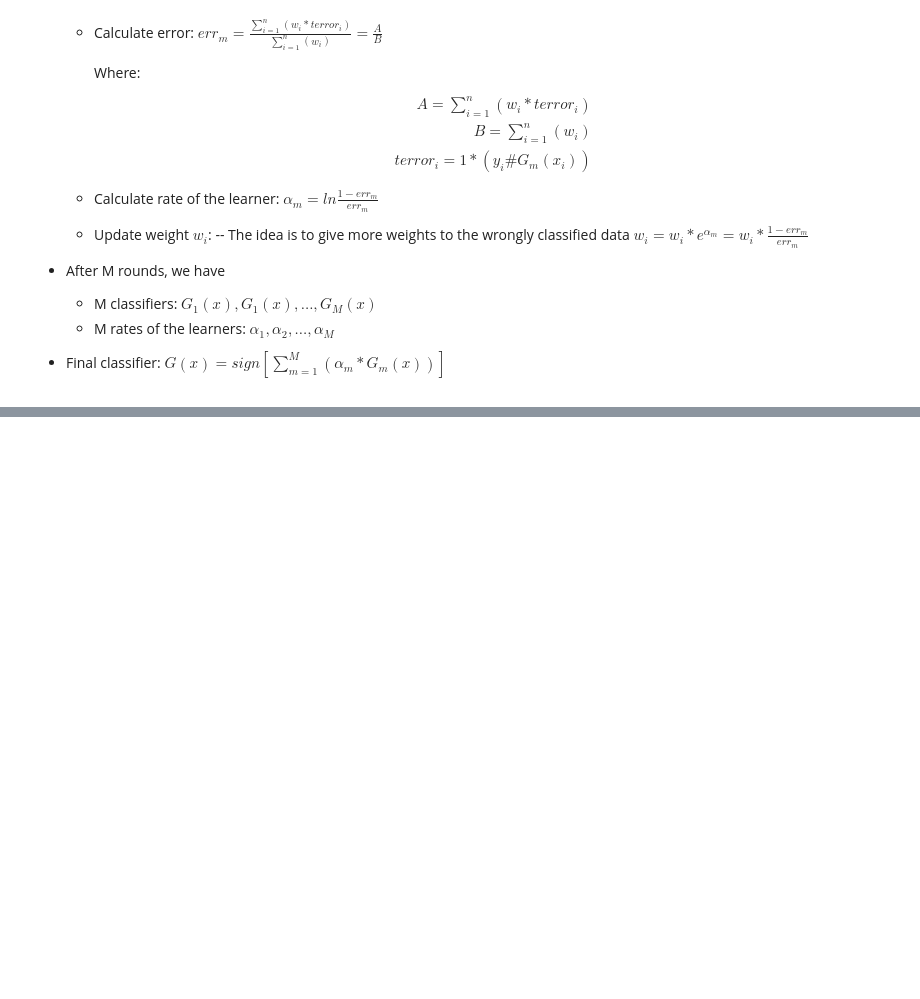
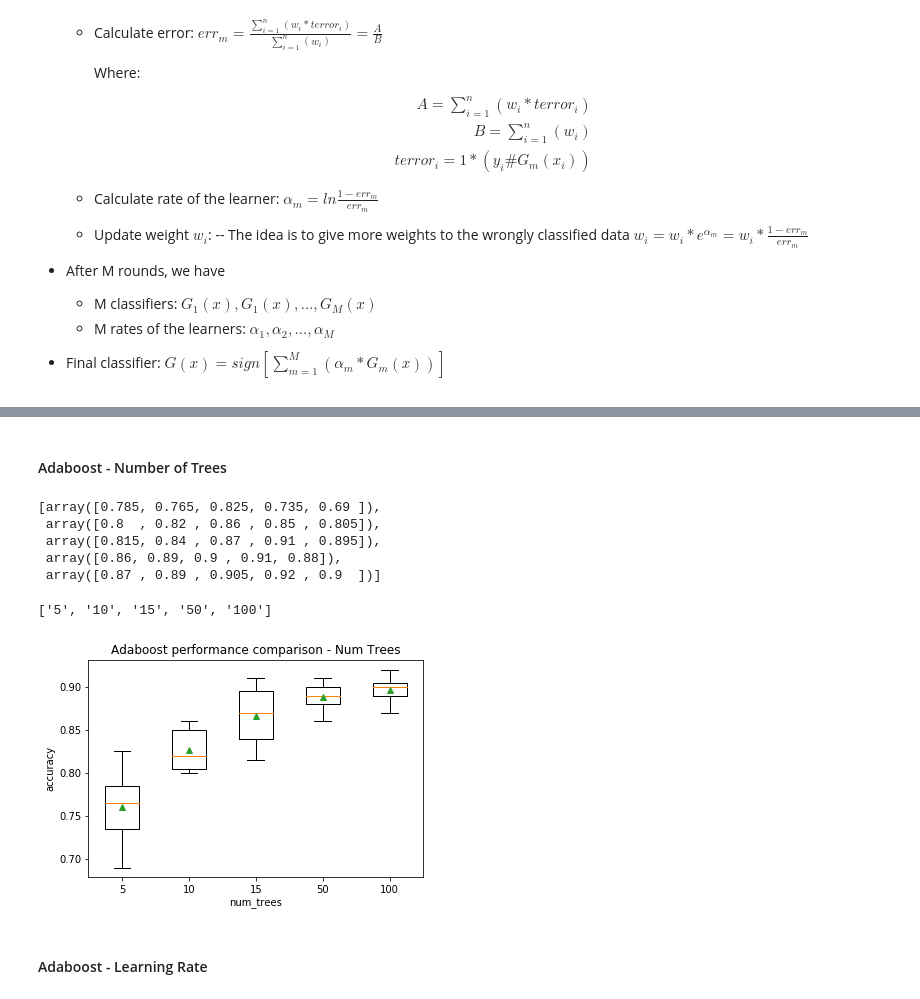
Before and after one commit to massp-vn/massp_2021, a Jupyter notebook: MachineLearning_DataScience/For Mentors/lectures/Nhung's materials/Boosting.ipynb, the cells around one changed output, grey strips where cells are left out. Saved outputs shown, nothing was run; the diff lists cells and outputs as text; code cells hidden in the pictures; blank space fills up the shorter version.

Commit message:
boosting

```diff
--- a/MachineLearning_DataScience/For Mentors/lectures/Nhung's materials/Boosting.ipynb
+++ b/MachineLearning_DataScience/For Mentors/lectures/Nhung's materials/Boosting.ipynb
@@ -65,0 +96,49 @@ $w_i = w_i * e^{\alpha_m} = w_i * \frac{1 - err_m}{err_m}$
+# %%
+X, y = make_classification(n_samples=1000,
+                           n_features=20,
+                            n_informative=10,
+                           n_redundant=0,
+                            random_state=19,
+                           shuffle=False)
+# %%
+def evaluate_model(model, X, y):
+    '''
+    Ref: https://scikit-learn.org/stable/modules/generated/sklearn.model_selection.cross_val_score.html
+    '''
+    scores = cross_val_score(model,
+                             X, y,
+                             scoring='accuracy',
+                             n_jobs=-1)
+    return scores
+# %% [markdown]
+#### Adaboost - Number of Trees
+# %%
+results = []
+model_names = []
+for num_trees in [5, 10, 15, 50, 100]:
+    model = AdaBoostClassifier(n_estimators=num_trees)
+    scores = evaluate_model(model, X, y)
+    results.append(scores)
+    model_names.append('{}'.format(num_trees))
+# %%
+results
+# %% [output]
+[array([0.785, 0.765, 0.825, 0.735, 0.69 ]),
+ array([0.8  , 0.82 , 0.86 , 0.85 , 0.805]),
+ array([0.815, 0.84 , 0.87 , 0.91 , 0.895]),
+ array([0.86, 0.89, 0.9 , 0.91, 0.88]),
+ array([0.87 , 0.89 , 0.905, 0.92 , 0.9  ])]
+# %%
+model_names
+# %% [output]
+['5', '10', '15', '50', '100']
+# %%
+plt.boxplot(results, labels=model_names, showmeans=True)
+plt.title('Adaboost performance comparison - Num Trees')
+plt.xlabel('num_trees')
+plt.ylabel('accuracy')
+plt.show()
+# %% [output]
+[figure, added]
+# %% [markdown]
+#### Adaboost - Learning Rate
```
Also changed, not shown: parts of 9 cells of this notebook.
